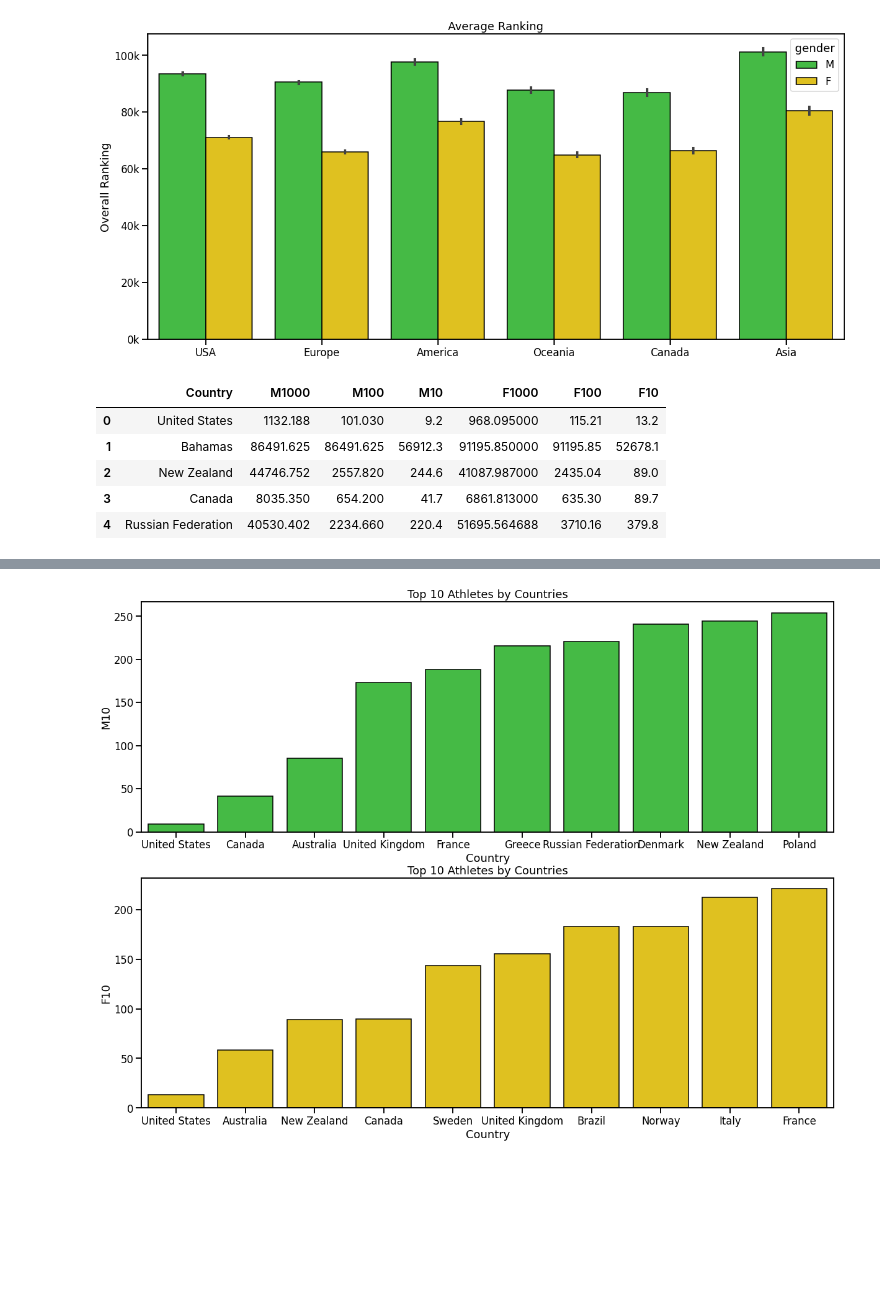
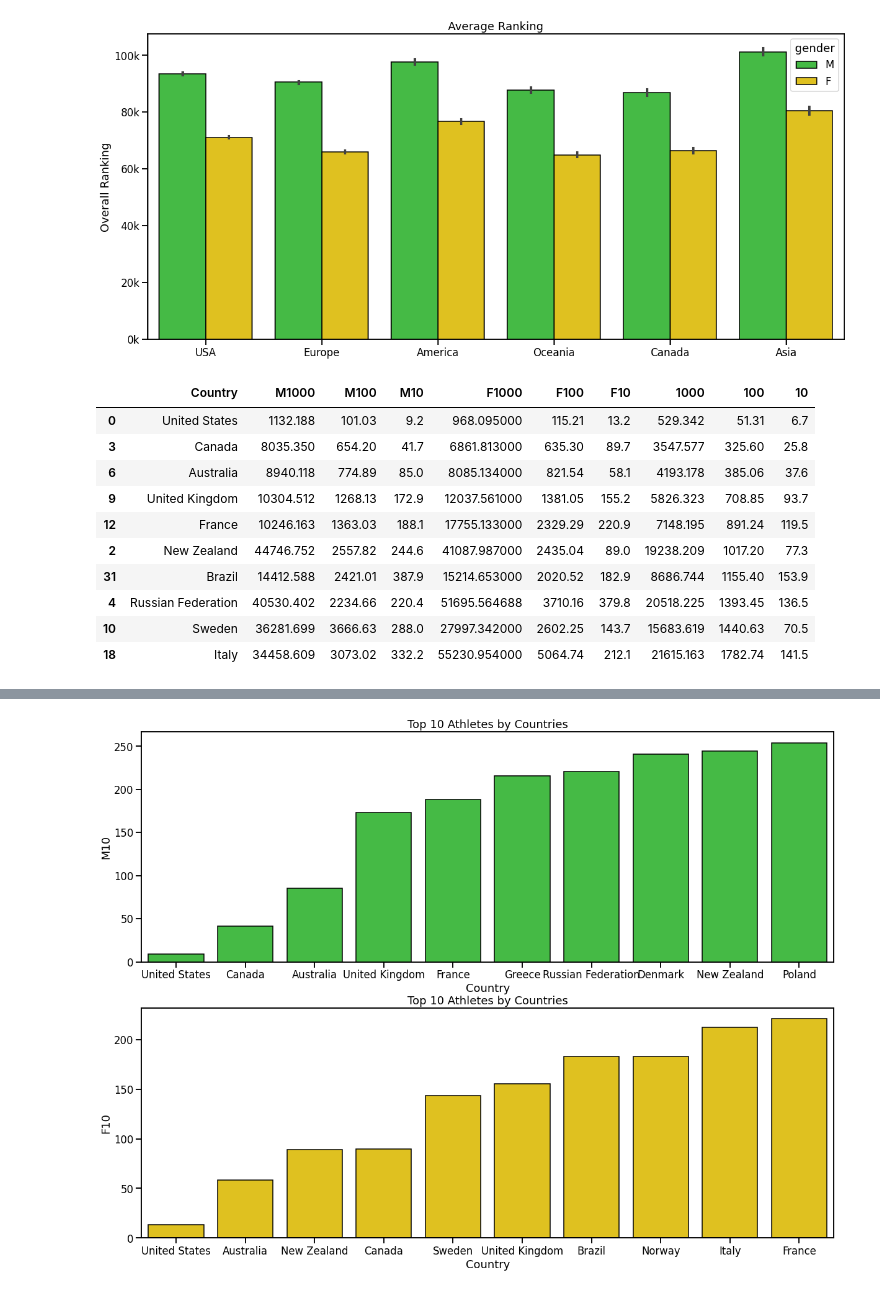
Before and after one commit to malefiz1988/project-crossfit-data, a Jupyter notebook: 4_EDA_v01.ipynb, the cells around one changed output, grey strips where cells are left out. Cells and saved outputs as stored; diff of their text form; code cells hidden in the pictures; blank space fills up the shorter version.

```diff
--- a/4_EDA_v01.ipynb
+++ b/4_EDA_v01.ipynb
@@ -22,11 +22,14 @@ from matplotlib import pyplot as plt
 import matplotlib.patches as mpatches
 import squarify
 
+import EDA_plots as plot
+
 import warnings
 
 # set options
 warnings.filterwarnings('ignore')
 pd.set_option('display.max_columns', None)
+pd.set_option('display.max_rows', None)
 pd.options.plotting.backend = "plotly"
 pio.renderers.default = 'iframe' # or 'notebook' or 'colab'
 # %%
@@ -1054,6 +1063,7 @@ countries = ['United States', 'Bahamas', 'New Zealand', 'Canada',
 # %%
 rank_1000_m,rank_100_m,rank_10_m = [],[],[]
 rank_1000_f,rank_100_f,rank_10_f = [],[],[]
+rank_1000,rank_100,rank_10 = [],[],[]
 for i in countries:
     rank_1000_m.append(
         df[(df['division']=='Men') &
@@ -1079,7 +1089,21 @@ for i in countries:
         df[(df['division']=='Women') &
            (df['countryoforiginname']==i)].sort_values(by='overallrank')[:10]['overallrank'].mean()
     )
+    rank_1000.append(
+        df[((df['division']=='Men')|(df['division']=='Women')) &
+           (df['countryoforiginname']==i)].sort_values(by='overallrank')[:1000]['overallrank'].mean()
+    )
+    rank_100.append(
+        df[((df['division']=='Men')|(df['division']=='Women')) &
+           (df['countryoforiginname']==i)].sort_values(by='overallrank')[:100]['overallrank'].mean()
+    )
+    rank_10.append(
+        df[((df['division']=='Men')|(df['division']=='Women')) &
+           (df['countryoforiginname']==i)].sort_values(by='overallrank')[:10]['overallrank'].mean()
+    )
 # %%
 # countries & ranks dataframe
-df_cr = pd.DataFrame(list(zip(countries,rank_1000_m,rank_100_m,rank_10_m,rank_1000_f,rank_100_f,rank_10_f)),
-               columns =['Country','M1000','M100','M10','F1000','F100','F10'])
+df_cr = pd.DataFrame(list(zip(countries,rank_1000_m,rank_100_m,rank_10_m, \
+                              rank_1000_f,rank_100_f,rank_10_f, \
+                              rank_1000,rank_100,rank_10)),
+               columns =['Country','M1000','M100','M10','F1000','F100','F10','1000','100','10'])
@@ -1086,9 +1113,14 @@ df_cr = pd.DataFrame(list(zip(countries,rank_1000_m,rank_100_m,rank_10_m,rank_10
 # %%
-df_cr.head()
+df_cr.sort_values(by='100').head(10)
 # %% [output]
-|  | Country | M1000 | M100 | M10 | F1000 | F100 | F10 |
-| 0 | United States | 1132.188 | 101.030 | 9.2 | 968.095000 | 115.21 | 13.2 |
-| 1 | Bahamas | 86491.625 | 86491.625 | 56912.3 | 91195.850000 | 91195.85 | 52678.1 |
-| 2 | New Zealand | 44746.752 | 2557.820 | 244.6 | 41087.987000 | 2435.04 | 89.0 |
-| 3 | Canada | 8035.350 | 654.200 | 41.7 | 6861.813000 | 635.30 | 89.7 |
-| 4 | Russian Federation | 40530.402 | 2234.660 | 220.4 | 51695.564688 | 3710.16 | 379.8 |
+|  | Country | M1000 | M100 | M10 | F1000 | F100 | F10 | 1000 | 100 | 10 |
+| 0 | United States | 1132.188 | 101.03 | 9.2 | 968.095000 | 115.21 | 13.2 | 529.342 | 51.31 | 6.7 |
+| 3 | Canada | 8035.350 | 654.20 | 41.7 | 6861.813000 | 635.30 | 89.7 | 3547.577 | 325.60 | 25.8 |
+| 6 | Australia | 8940.118 | 774.89 | 85.0 | 8085.134000 | 821.54 | 58.1 | 4193.178 | 385.06 | 37.6 |
+| 9 | United Kingdom | 10304.512 | 1268.13 | 172.9 | 12037.561000 | 1381.05 | 155.2 | 5826.323 | 708.85 | 93.7 |
+| 12 | France | 10246.163 | 1363.03 | 188.1 | 17755.133000 | 2329.29 | 220.9 | 7148.195 | 891.24 | 119.5 |
+| 2 | New Zealand | 44746.752 | 2557.82 | 244.6 | 41087.987000 | 2435.04 | 89.0 | 19238.209 | 1017.20 | 77.3 |
+| 31 | Brazil | 14412.588 | 2421.01 | 387.9 | 15214.653000 | 2020.52 | 182.9 | 8686.744 | 1155.40 | 153.9 |
+| 4 | Russian Federation | 40530.402 | 2234.66 | 220.4 | 51695.564688 | 3710.16 | 379.8 | 20518.225 | 1393.45 | 136.5 |
+| 10 | Sweden | 36281.699 | 3666.63 | 288.0 | 27997.342000 | 2602.25 | 143.7 | 15683.619 | 1440.63 | 70.5 |
+| 18 | Italy | 34458.609 | 3073.02 | 332.2 | 55230.954000 | 5064.74 | 212.1 | 21615.163 | 1782.74 | 141.5 |
```
Also changed, not shown: parts of 5 cells of this notebook, 1 other file.
